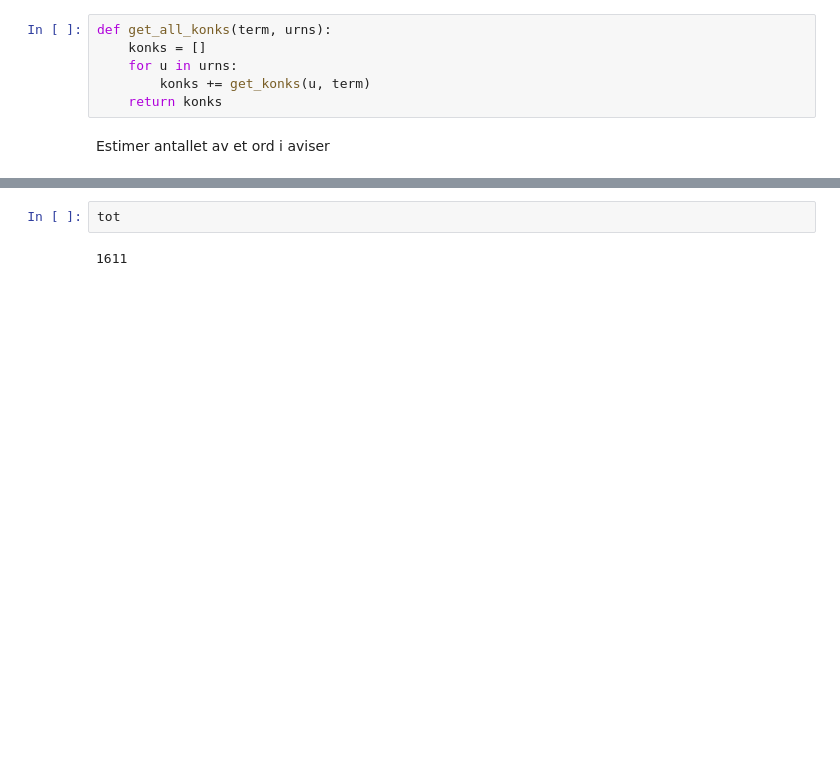
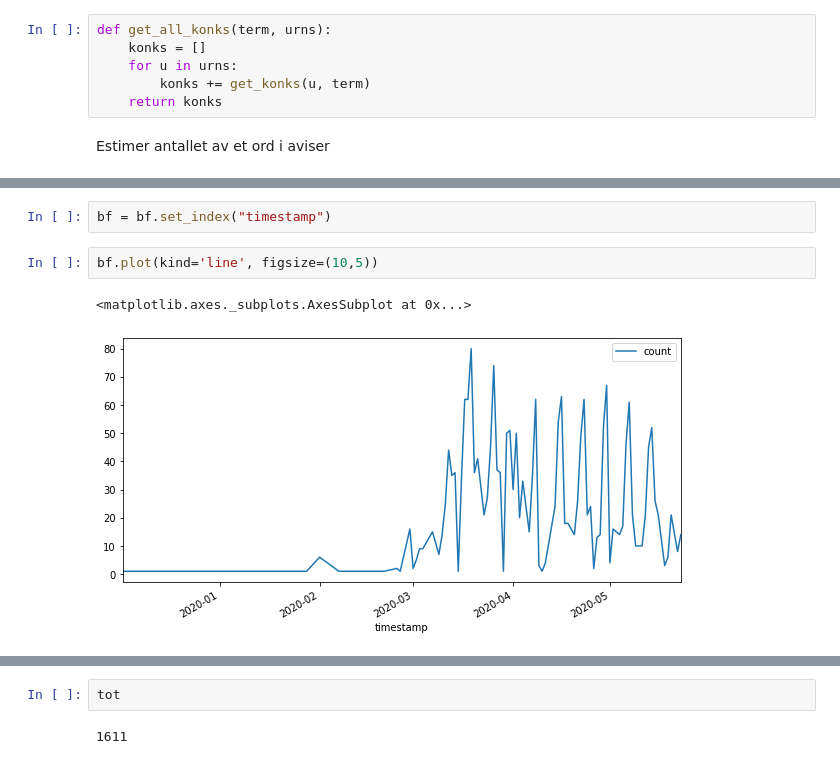
Before and after one commit to Yoonsen/Miscellaneous-Notebooks, a Jupyter notebook: Aviser_NB_API/aviser_bokhyllla_api_frequency.ipynb, the cells around one changed output, grey strips where cells are left out. Saved outputs shown, nothing was run; the diff lists cells and outputs as text; blank space fills up the shorter version.

```diff
--- a/Aviser_NB_API/aviser_bokhyllla_api_frequency.ipynb
+++ b/Aviser_NB_API/aviser_bokhyllla_api_frequency.ipynb
@@ -251,0 +268,7 @@ df.plot()
+# %%
+bf = bf.set_index("timestamp")
+# %%
+bf.plot(kind='line', figsize=(10,5))
+# %% [output]
+<matplotlib.axes._subplots.AxesSubplot at 0x...>
+[figure, added]
```
Also changed, not shown: parts of 13 cells of this notebook.
